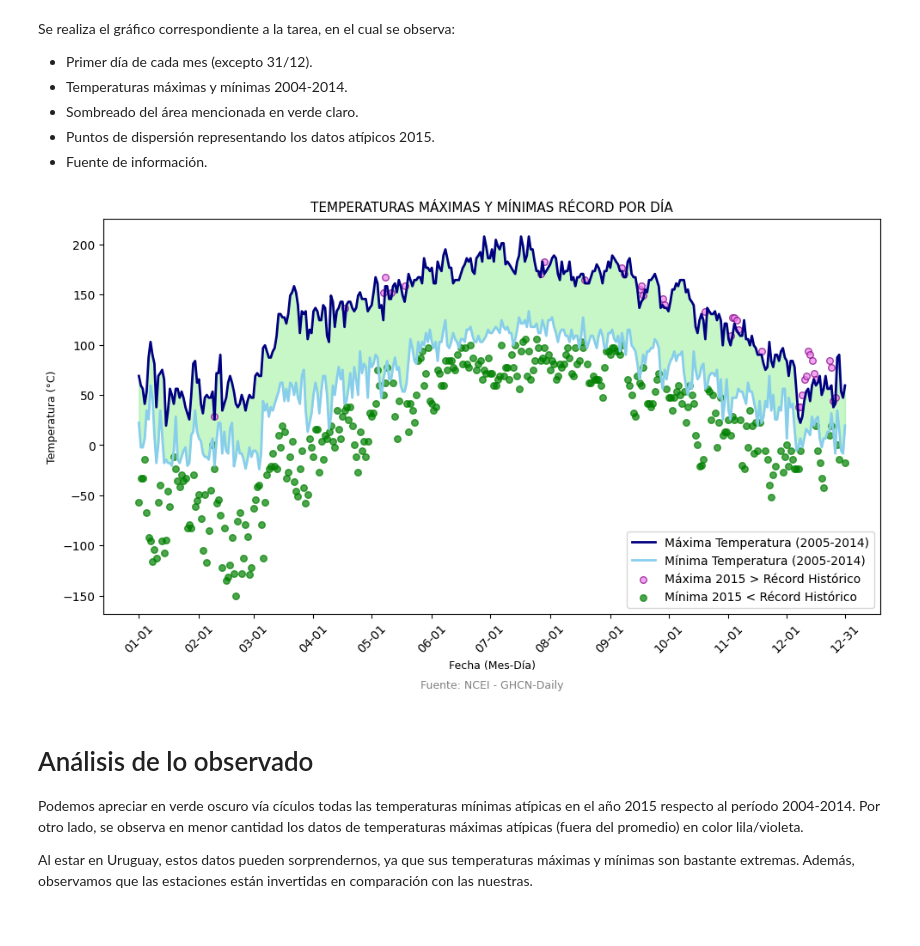
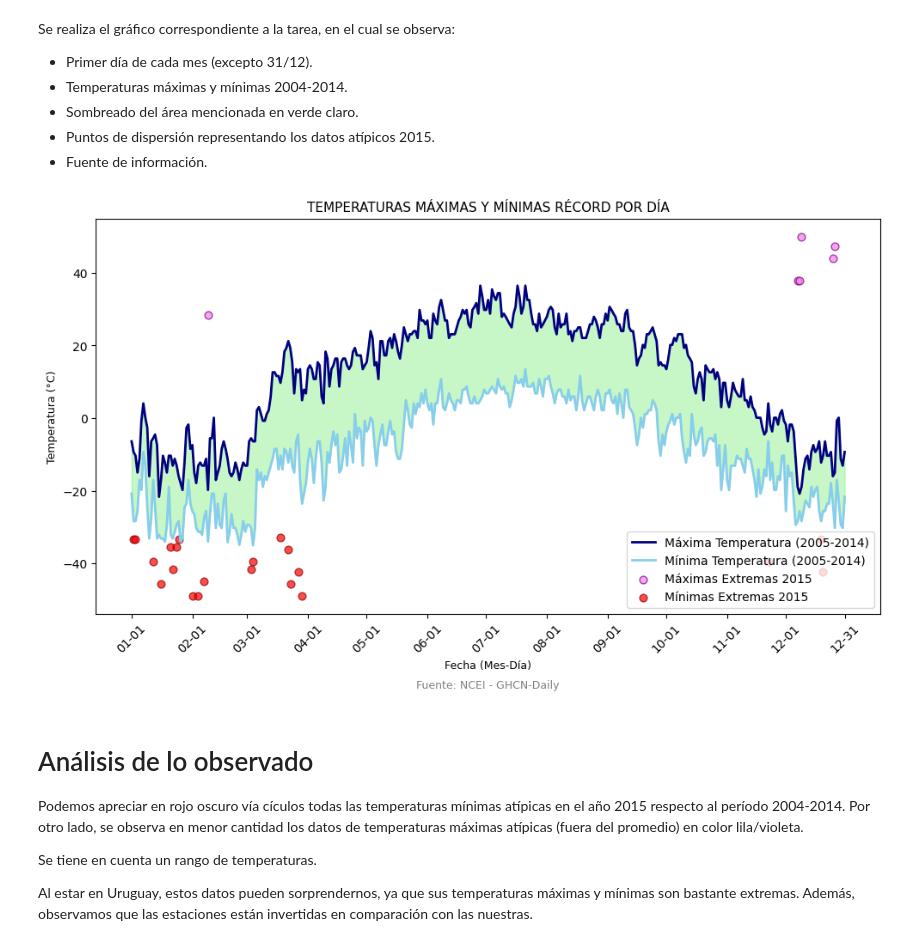
Before and after one commit to BiancaMansillaCosta/Pr-ctica-3-Data-Visualization-, a Jupyter notebook: Practice3.ipynb, the cells around one changed output. Saved outputs shown, nothing was run; the diff lists cells and outputs as text; code cells hidden in the pictures.

```diff
--- a/Practice3.ipynb
+++ b/Practice3.ipynb
@@ -131,0 +137,5 @@ df_max_min_pivot.head(10)
+# %%
+days_above_max_record = days_above_max_record[days_above_max_record['max_temp'] <= 50]
+
+print("Días con temperaturas máximas por encima del récord histórico (con valores depurados):")
+print(days_above_max_record)
@@ -140,38 +186,48 @@ Se realiza el gráfico correspondiente a la tarea, en el cual se observa:
 # %%
 import matplotlib.pyplot as plt
 import pandas as pd
+
+df_max_min_pivot['max_temp'] = round((df_max_min_pivot['max_temp'] - 32) * 5 / 9, 2)
+df_max_min_pivot['min_temp'] = round((df_max_min_pivot['min_temp'] - 32) * 5 / 9, 2)
+
+days_above_max_record = days_above_max_record[days_above_max_record['max_temp'] <= 50]
+
+days_above_min_record_filtered = days_above_min_record[(days_above_min_record['min_temp'] <= -30) &
+                                                      (days_above_min_record['min_temp'] >= -50)]
 
 fig, ax = plt.subplots(figsize=(10, 6))
 
 plt.plot(df_max_min_pivot.index, df_max_min_pivot['max_temp'], label='Máxima Temperatura (2005-2014)', color='navy', lw=2)
 plt.plot(df_max_min_pivot.index, df_max_min_pivot['min_temp'], label='Mínima Temperatura (2005-2014)', color='skyblue', lw=2)
+
 plt.fill_between(df_max_min_pivot.index, df_max_min_pivot['max_temp'], df_max_min_pivot['min_temp'], color='lightgreen', alpha=0.5)
 
-plt.scatter(days_above_max_record.index, days_above_max_record['max_temp'], color='violet', label='Máxima 2015 > Récord Histórico', s=30, edgecolors='purple', alpha=0.7)
-plt.scatter(days_above_min_record.index, days_above_min_record['min_temp'], color='green', label='Mínima 2015 < Récord Histórico', s=30, edgecolors='green', alpha=0.7)
+plt.scatter(days_above_max_record.index, days_above_max_record['max_temp'], color='violet', label='Máximas Extremas 2015', s=40, edgecolors='purple', alpha=0.7)
+
+plt.scatter(days_above_min_record_filtered.index, days_above_min_record_filtered['min_temp'], color='red', label='Mínimas Extremas 2015', s=40, edgecolors='darkred', alpha=0.7)
 
 plt.title('TEMPERATURAS MÁXIMAS Y MÍNIMAS RÉCORD POR DÍA', fontsize=11)
 plt.xlabel('Fecha (Mes-Día)', fontsize=9)
 plt.ylabel('Temperatura (°C)', fontsize=9)
 
 first_days = df_max_min_pivot.index[df_max_min_pivot.index.str.endswith('01')]
 last_december_day = '12-31'
-
 xticks = list(first_days) + [last_december_day]
 xtick_labels = xticks
-
 plt.xticks(xticks, labels=xtick_labels, rotation=45)
 
 plt.legend(loc='lower right')
 plt.text(0.5, -0.18, 'Fuente: NCEI - GHCN-Daily', ha='center', va='center', fontsize=9, color='gray', transform=ax.transAxes)
 
 plt.tight_layout()
 plt.show()
 # %% [output]
-[figure, old version]
+[figure, new version]
 # %% [markdown]
 # Análisis de lo observado
 
-Podemos apreciar en verde oscuro vía cículos todas las temperaturas mínimas atípicas en el año 2015 respecto al período 2004-2014. Por otro lado, se observa en menor cantidad los datos de temperaturas máximas atípicas (fuera del promedio) en color lila/violeta.
+Podemos apreciar en rojo oscuro vía cículos todas las temperaturas mínimas atípicas en el año 2015 respecto al período 2004-2014. Por otro lado, se observa en menor cantidad los datos de temperaturas máximas atípicas (fuera del promedio) en color lila/violeta.
+
+Se tiene en cuenta un rango de temperaturas.
 
 Al estar en Uruguay, estos datos pueden sorprendernos, ya que sus temperaturas máximas y mínimas son bastante extremas. Además, observamos que las estaciones están invertidas en comparación con las nuestras.
```
Also changed, not shown: parts of 5 cells of this notebook.
